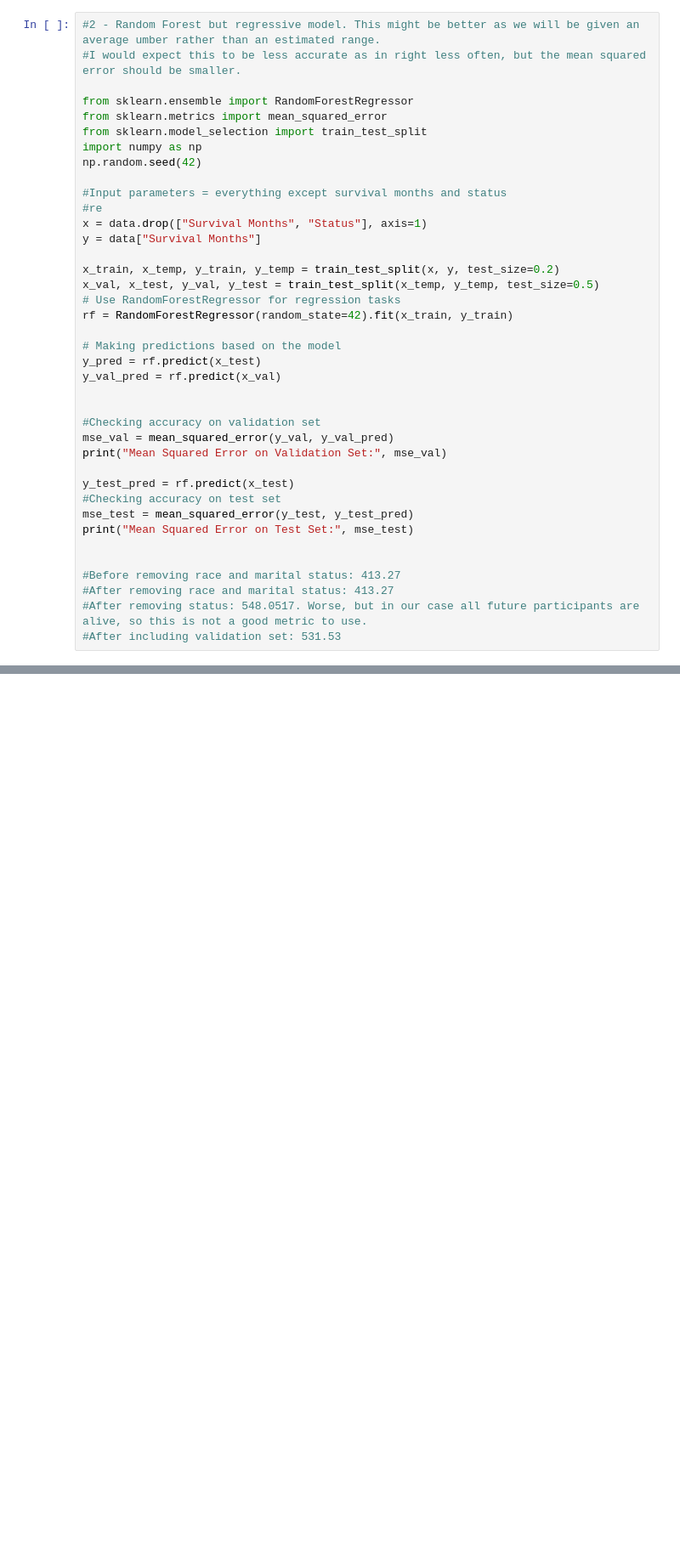
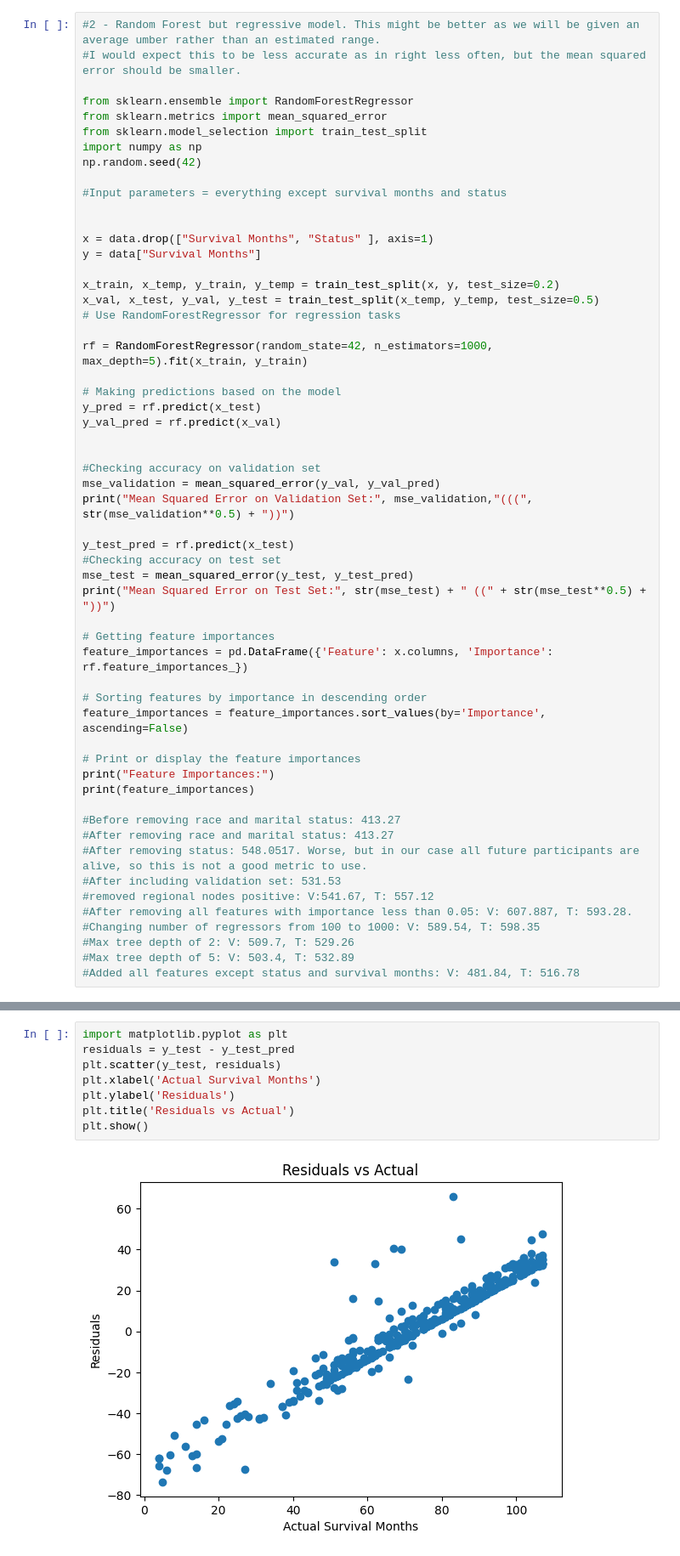
Before and after one commit to jeancarson/Block3Epic, a Jupyter notebook: random_forest/random_forest.ipynb, the cells around one changed output, grey strips where cells are left out. Shown: that part at 85% size. Cells and saved outputs as stored; diff of their text form; blank space fills up the shorter version.

```diff
--- a/random_forest/random_forest.ipynb
+++ b/random_forest/random_forest.ipynb
@@ -36,14 +43,16 @@ import numpy as np
 np.random.seed(42)
 
 #Input parameters = everything except survival months and status
-#re
-x = data.drop(["Survival Months", "Status"], axis=1)
+
+
+x = data.drop(["Survival Months", "Status" ], axis=1)
 y = data["Survival Months"]
 
 x_train, x_temp, y_train, y_temp = train_test_split(x, y, test_size=0.2)
 x_val, x_test, y_val, y_test = train_test_split(x_temp, y_temp, test_size=0.5)
 # Use RandomForestRegressor for regression tasks
-rf = RandomForestRegressor(random_state=42).fit(x_train, y_train)
+
+rf = RandomForestRegressor(random_state=42, n_estimators=1000, max_depth=5).fit(x_train, y_train)
 
 # Making predictions based on the model
 y_pred = rf.predict(x_test)
@@ -51,17 +60,32 @@ y_val_pred = rf.predict(x_val)
 
 
 #Checking accuracy on validation set
-mse_val = mean_squared_error(y_val, y_val_pred)
-print("Mean Squared Error on Validation Set:", mse_val)
+mse_validation = mean_squared_error(y_val, y_val_pred)
+print("Mean Squared Error on Validation Set:", mse_validation,"(((", str(mse_validation**0.5) + "))")
 
 y_test_pred = rf.predict(x_test)
 #Checking accuracy on test set
 mse_test = mean_squared_error(y_test, y_test_pred)
-print("Mean Squared Error on Test Set:", mse_test)
+print("Mean Squared Error on Test Set:", str(mse_test) + " ((" + str(mse_test**0.5) + "))")
 
+# Getting feature importances
+feature_importances = pd.DataFrame({'Feature': x.columns, 'Importance': rf.feature_importances_})
+
+# Sorting features by importance in descending order
+feature_importances = feature_importances.sort_values(by='Importance', ascending=False)
+
+# Print or display the feature importances
+print("Feature Importances:")
+print(feature_importances)
 
 #Before removing race and marital status: 413.27
 #After removing race and marital status: 413.27
 #After removing status: 548.0517. Worse, but in our case all future participants are alive, so this is not a good metric to use.
 #After including validation set: 531.53
+#removed regional nodes positive: V:541.67, T: 557.12
+#After removing all features with importance less than 0.05: V: 607.887, T: 593.28.
+#Changing number of regressors from 100 to 1000: V: 589.54, T: 598.35
+#Max tree depth of 2: V: 509.7, T: 529.26
+#Max tree depth of 5: V: 503.4, T: 532.89
+#Added all features except status and survival months: V: 481.84, T: 516.78
 # %% [output]
@@ -70 +108,11 @@ Mean Squared Error on Test Set: 551.6731475119385
+# %%
+import matplotlib.pyplot as plt
+residuals = y_test - y_test_pred
+plt.scatter(y_test, residuals)
+plt.xlabel('Actual Survival Months')
+plt.ylabel('Residuals')
+plt.title('Residuals vs Actual')
+plt.show()
+# %% [output]
+[figure, added]
 # %%
```
Also changed, not shown: parts of 3 cells of this notebook, 1 other file.
